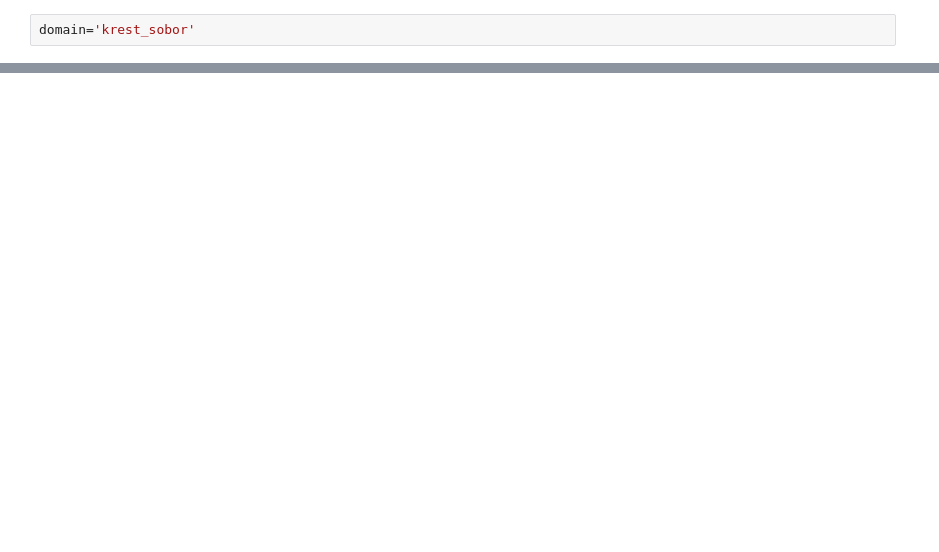
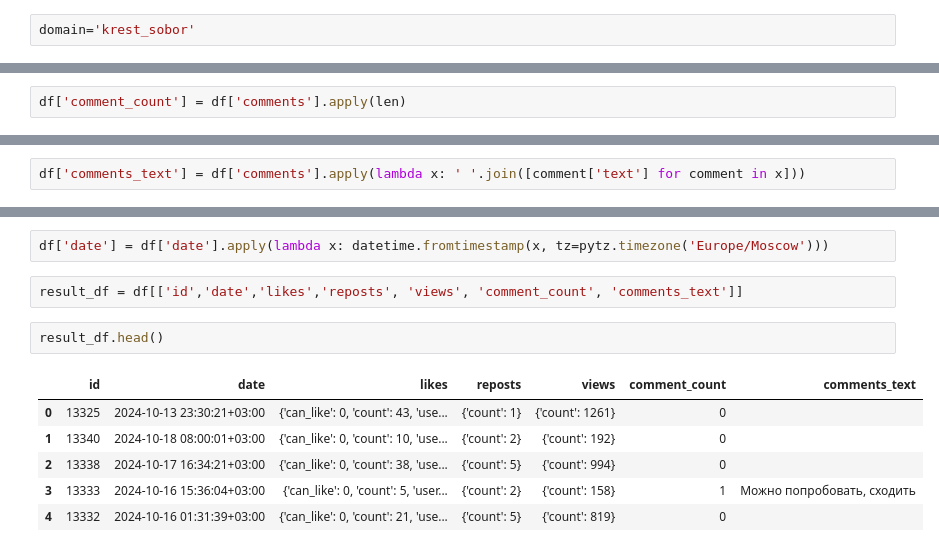
Before and after one commit to componavt/sns4human, a Jupyter notebook: src/vk/vk_group_all_post_with_comments.ipynb, the cells around one changed output, grey strips where cells are left out. Drawn from its saved outputs; the diff is of its cells as text; blank space fills up the shorter version.

```diff
--- a/src/vk/vk_group_all_post_with_comments.ipynb
+++ b/src/vk/vk_group_all_post_with_comments.ipynb
@@ -64,0 +81,2 @@ KeyboardInterrupt:
+# %%
+df['comment_count'] = df['comments'].apply(len)
@@ -64,0 +103,2 @@ KeyboardInterrupt:
+# %%
+df['comments_text'] = df['comments'].apply(lambda x: ' '.join([comment['text'] for comment in x]))
@@ -64,0 +120,13 @@ KeyboardInterrupt:
+# %%
+df['date'] = df['date'].apply(lambda x: datetime.fromtimestamp(x, tz=pytz.timezone('Europe/Moscow')))
+# %%
+result_df = df[['id','date','likes','reposts', 'views', 'comment_count', 'comments_text']]
+# %%
+result_df.head()
+# %% [output]
+|  | id | date | likes | reposts | views | comment_count | comments_text |
+| 0 | 13325 | 2024-10-13 23:30:21+03:00 | {'can_like': 0, 'count': 43, 'use... | {'count': 1} | {'count': 1261} | 0 |  |
+| 1 | 13340 | 2024-10-18 08:00:01+03:00 | {'can_like': 0, 'count': 10, 'use... | {'count': 2} | {'count': 192} | 0 |  |
+| 2 | 13338 | 2024-10-17 16:34:21+03:00 | {'can_like': 0, 'count': 38, 'use... | {'count': 5} | {'count': 994} | 0 |  |
+| 3 | 13333 | 2024-10-16 15:36:04+03:00 | {'can_like': 0, 'count': 5, 'user... | {'count': 2} | {'count': 158} | 1 | Можно попробовать, сходить |
+| 4 | 13332 | 2024-10-16 01:31:39+03:00 | {'can_like': 0, 'count': 21, 'use... | {'count': 5} | {'count': 819} | 0 |  |
```
Also changed, not shown: parts of 13 cells of this notebook.
